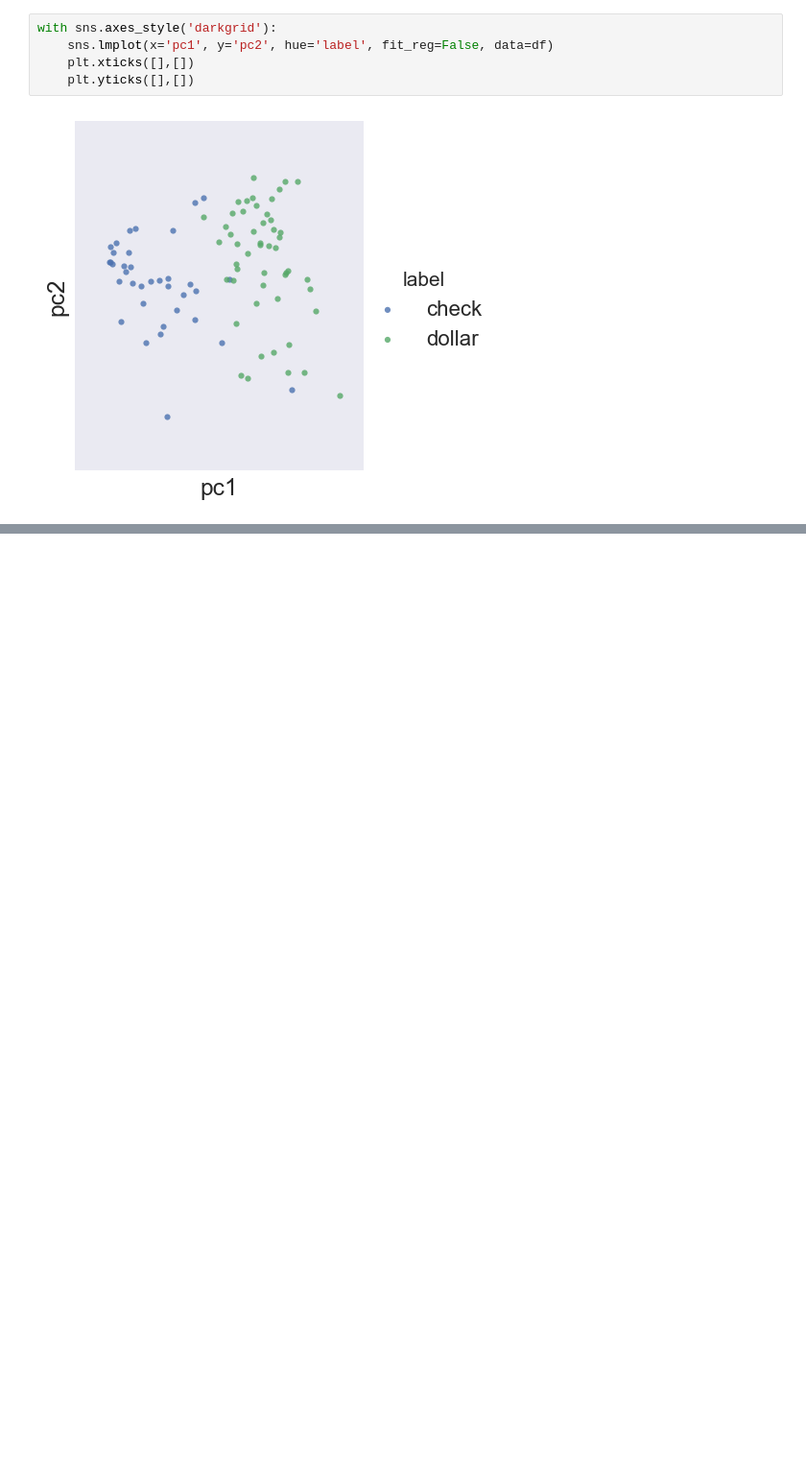
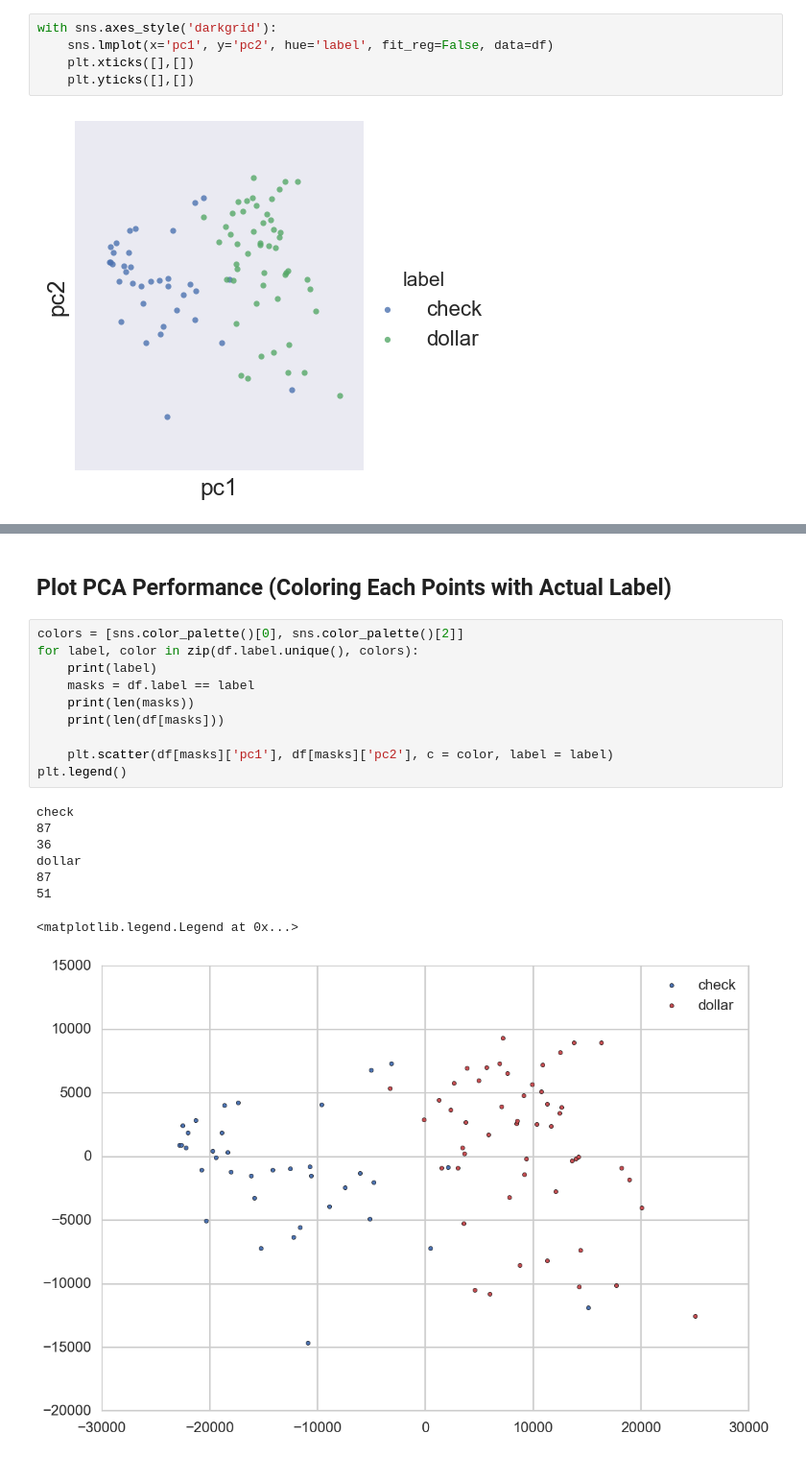
Before and after one commit to jizihao1108/python-codes, a Jupyter notebook: Classification Models.ipynb, the cells around one changed output, grey strips where cells are left out. Shown at 96% size. Drawn from its saved outputs; the diff is of its cells as text; blank space fills up the shorter version.

```diff
--- a/Classification Models.ipynb
+++ b/Classification Models.ipynb
@@ -168,0 +232,21 @@ with sns.axes_style('darkgrid'):
+# %% [markdown]
+## Plot PCA Performance (Coloring Each Points with Actual Label)
+# %%
+colors = [sns.color_palette()[0], sns.color_palette()[2]]
+for label, color in zip(df.label.unique(), colors):
+    print(label)
+    masks = df.label == label
+    print(len(masks))
+    print(len(df[masks]))
+
+    plt.scatter(df[masks]['pc1'], df[masks]['pc2'], c = color, label = label)
+plt.legend()
+# %% [output]
+check
+87
+36
+dollar
+87
+51
+<matplotlib.legend.Legend at 0x...>
+[figure, added]
```
Also changed, not shown: parts of 28 cells of this notebook.
